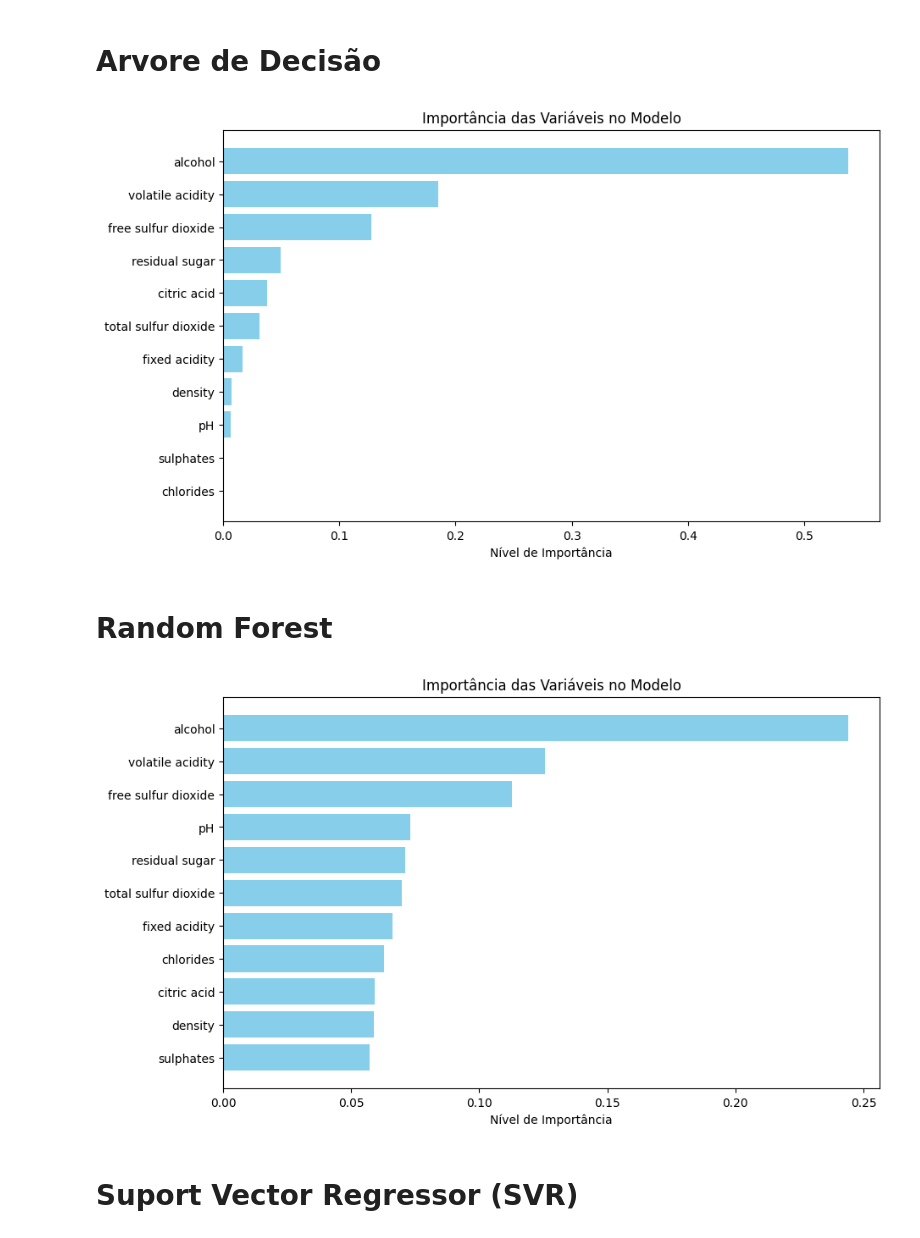
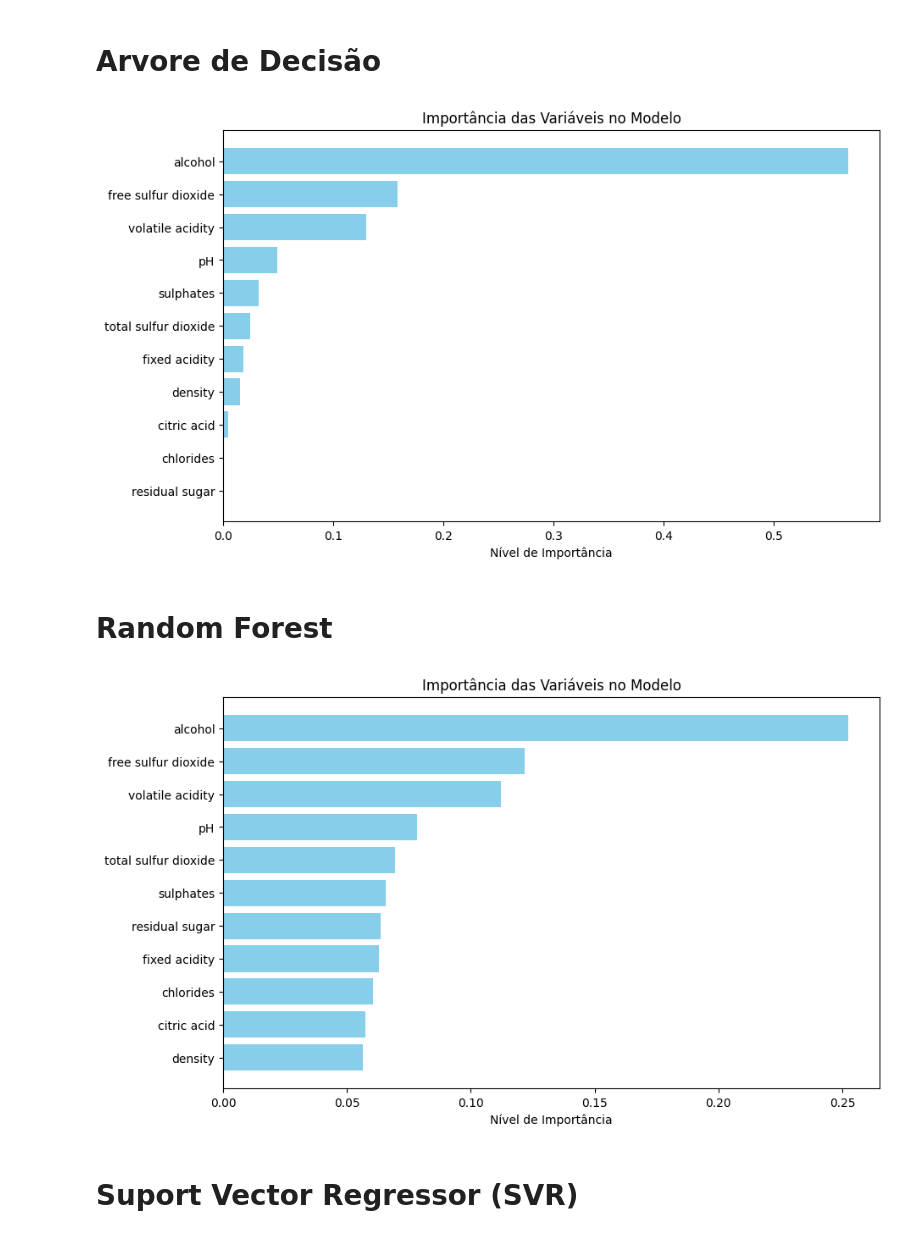
Before and after one commit to Wendell9/N1_IA, a Jupyter notebook: Modelo_N1_1ºBIMESTRE_ipynb_json.ipynb, the cells around one changed output. Drawn from its saved outputs; the diff is of its cells as text; code cells hidden in the pictures.

```diff
--- a/Modelo_N1_1ºBIMESTRE_ipynb_json.ipynb
+++ b/Modelo_N1_1ºBIMESTRE_ipynb_json.ipynb
@@ -151,5 +151,5 @@ df_redWine[df_redWine.duplicated()]
 # %% [markdown]
 Os itens considerados 'duplicados' tratam-se de vinhos com os mesmos valores de variáveis e entendo que não necessariamente são duplicados, mas serão dropados justamente pela duplicação de valores que nao serão de valia para o treinamento do modelo, uma vez que podem gerar overfitting e peso desproporcional para determinados padrões.
 # %%
-#df_whiteWine.drop_duplicates(inplace=True)
-#df_whiteWine.shape
+df_whiteWine.drop_duplicates(inplace=True)
+df_whiteWine.shape
@@ -244,36 +298,48 @@ plt.title('Importância das Variáveis no Modelo')
 plt.xlabel('Nível de Importância')
 plt.show()
 # %% [output]
-[figure, old version]
+[figure, new version]
 # %% [markdown]
 # Random Forest
+# %%
+# Define X by dropping only the target variable 'quality'
+# All other columns in df_whiteWineTratado should now be treated as features,
+# including the new custom, log-transformed, and polynomial features.
+X = df_whiteWine.drop(columns=['quality'])
+y = df_whiteWine['quality']
+# %%
+X_train, X_test, y_train, y_test = train_test_split(
+X, y, test_size=0.2, random_state=42,stratify=y
+)
 # %%
 from sklearn.ensemble import RandomForestRegressor
 
-model_rf = RandomForestRegressor(n_estimators=100, random_state=42)
+model_rf = RandomForestRegressor(n_estimators=100,
+                                  random_state=42)
 scores = cross_val_score(
     model_rf, X_train, y_train, cv=5, scoring='r2'
 )
 model_rf.fit(X_train, y_train)
+
 
 y_pred_rf = model_rf.predict(X_test)
 
 importancias = pd.DataFrame({
     'Variavel': X.columns,
     'Importancia': model_rf.feature_importances_
 })
 
 
 importancias = importancias.sort_values(by='Importancia', ascending=True)
 
 # 5. Plote um gráfico de barras horizontal
 plt.figure(figsize=(10, 6))
 plt.barh(importancias['Variavel'], importancias['Importancia'], color='skyblue')
 plt.title('Importância das Variáveis no Modelo')
 plt.xlabel('Nível de Importância')
 plt.show()
 # %% [output]
-[figure, old version]
+[figure, new version]
 # %% [markdown]
 # Suport Vector Regressor (SVR)
 # %%
```
Also changed, not shown: parts of 25 cells of this notebook.
